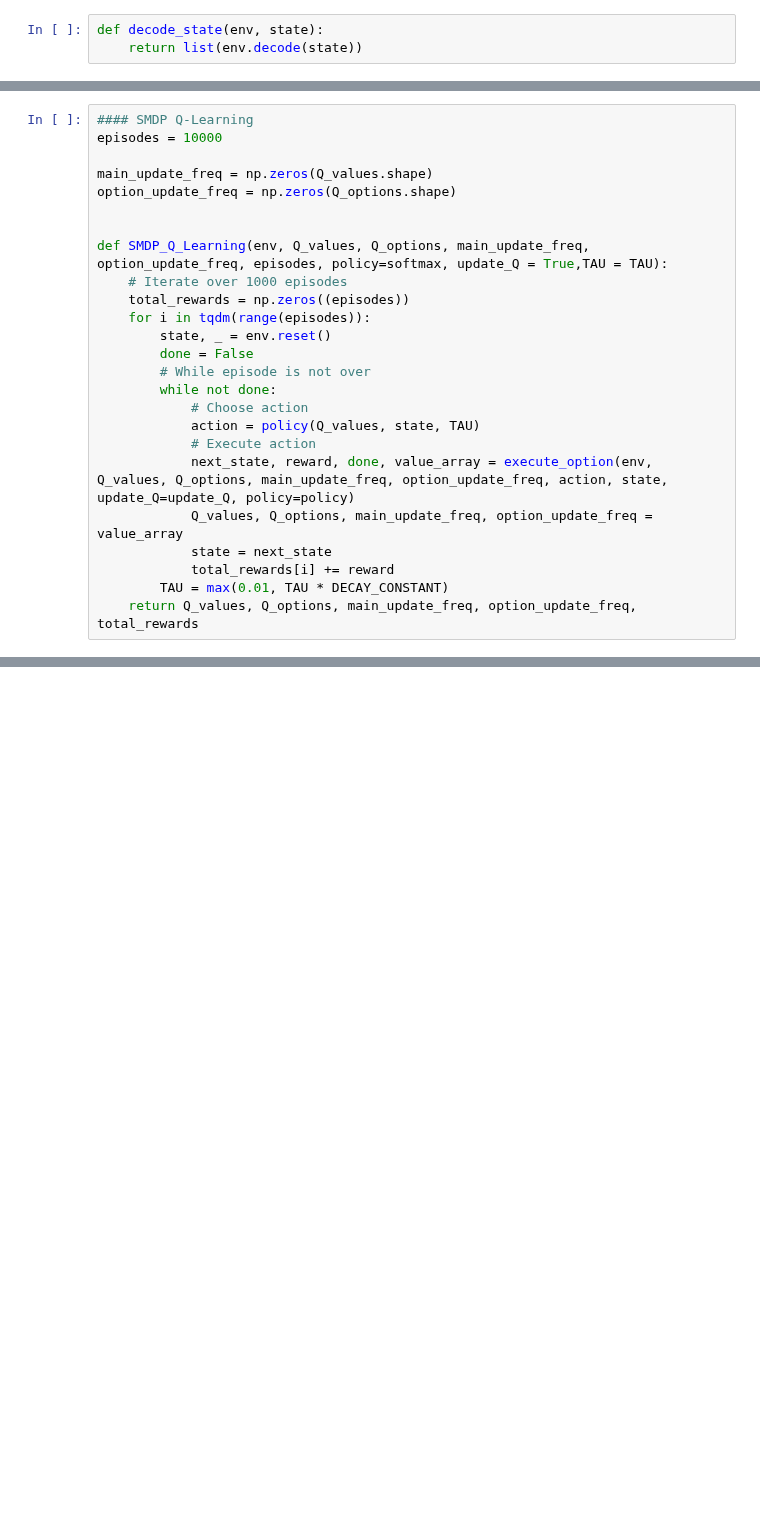
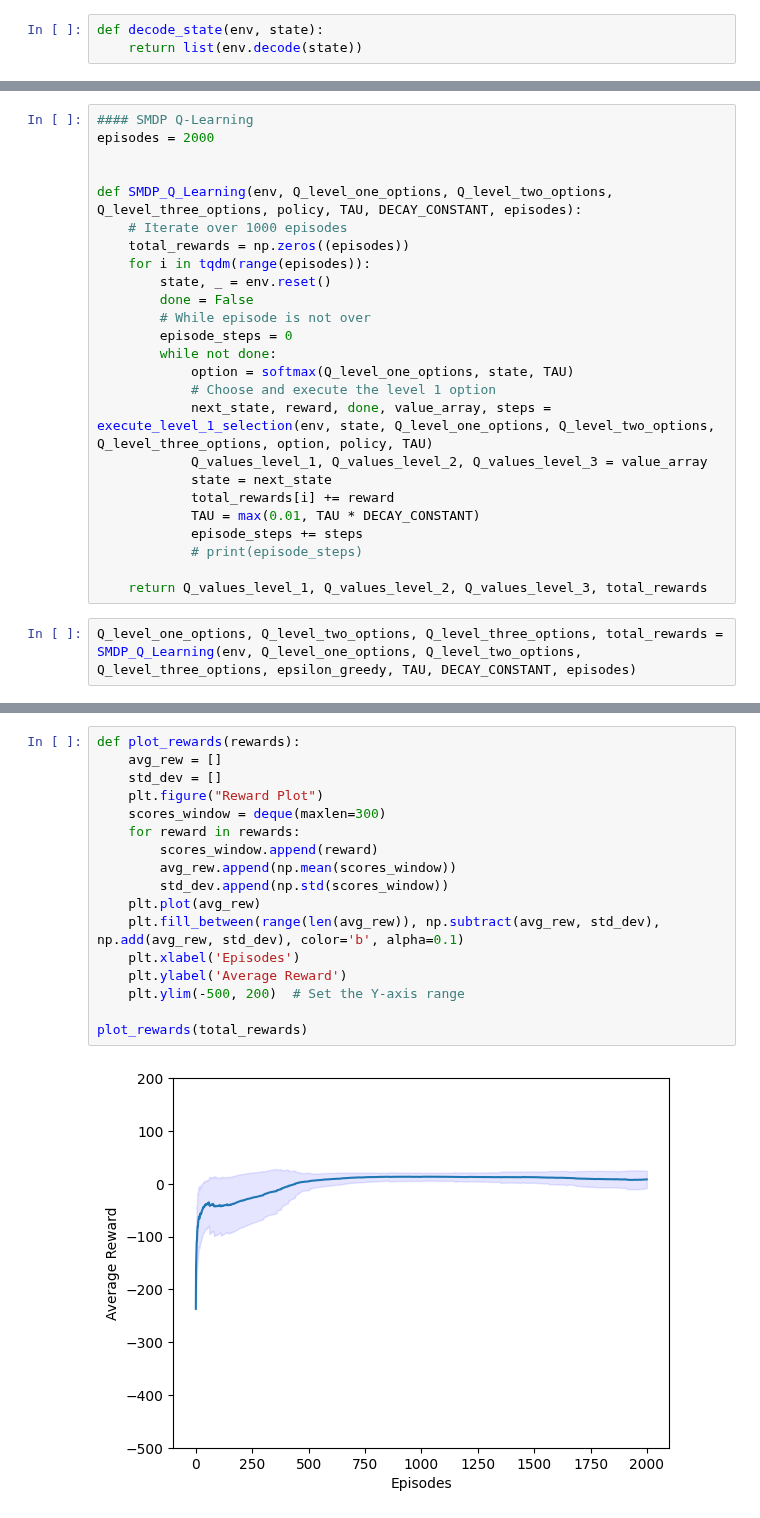
Before and after one commit to adithyaa-rg/Reinforcement_Learning_Assignment_3_Options_Framework, a Jupyter notebook: alternative_options.ipynb, the cells around one changed output, grey strips where cells are left out. Cells and saved outputs as stored; diff of their text form; blank space fills up the shorter version.

```diff
--- a/alternative_options.ipynb
+++ b/alternative_options.ipynb
@@ -103,25 +250,27 @@ def execute_option(env, Q_values, Q_options, Q_freq, option_freq, option, state,
 # %%
 #### SMDP Q-Learning
-episodes = 10000
-
-main_update_freq = np.zeros(Q_values.shape)
-option_update_freq = np.zeros(Q_options.shape)
+episodes = 2000
 
 
-def SMDP_Q_Learning(env, Q_values, Q_options, main_update_freq, option_update_freq, episodes, policy=softmax, update_Q = True,TAU = TAU):
+def SMDP_Q_Learning(env, Q_level_one_options, Q_level_two_options, Q_level_three_options, policy, TAU, DECAY_CONSTANT, episodes):
     # Iterate over 1000 episodes
     total_rewards = np.zeros((episodes))
     for i in tqdm(range(episodes)):
         state, _ = env.reset()
         done = False
         # While episode is not over
+        episode_steps = 0
         while not done:
-            # Choose action
-            action = policy(Q_values, state, TAU)
-            # Execute action
-            next_state, reward, done, value_array = execute_option(env, Q_values, Q_options, main_update_freq, option_update_freq, action, state, update_Q=update_Q, policy=policy)
-            Q_values, Q_options, main_update_freq, option_update_freq = value_array
+            option = softmax(Q_level_one_options, state, TAU)
+            # Choose and execute the level 1 option
+            next_state, reward, done, value_array, steps = execute_level_1_selection(env, state, Q_level_one_options, Q_level_two_options, Q_level_three_options, option, policy, TAU)
+            Q_values_level_1, Q_values_level_2, Q_values_level_3 = value_array
             state = next_state
             total_rewards[i] += reward
-        TAU = max(0.01, TAU * DECAY_CONSTANT)
-    return Q_values, Q_options, main_update_freq, option_update_freq, total_rewards
+            TAU = max(0.01, TAU * DECAY_CONSTANT)
+            episode_steps += steps
+            # print(episode_steps)
+
+    return Q_values_level_1, Q_values_level_2, Q_values_level_3, total_rewards
+# %%
+Q_level_one_options, Q_level_two_options, Q_level_three_options, total_rewards = SMDP_Q_Learning(env, Q_level_one_options, Q_level_two_options, Q_level_three_options, epsilon_greedy, TAU, DECAY_CONSTANT, episodes)
@@ -127,0 +279,19 @@ def SMDP_Q_Learning(env, Q_values, Q_options, main_update_freq, option_update_fr
+# %%
+def plot_rewards(rewards):
+    avg_rew = []
+    std_dev = []
+    plt.figure("Reward Plot")
+    scores_window = deque(maxlen=300)
+    for reward in rewards:
+        scores_window.append(reward)
+        avg_rew.append(np.mean(scores_window))
+        std_dev.append(np.std(scores_window))
+    plt.plot(avg_rew)
+    plt.fill_between(range(len(avg_rew)), np.subtract(avg_rew, std_dev), np.add(avg_rew, std_dev), color='b', alpha=0.1)
+    plt.xlabel('Episodes')
+    plt.ylabel('Average Reward')
+    plt.ylim(-500, 200)  # Set the Y-axis range
+
+plot_rewards(total_rewards)
+# %% [output]
+[figure, added]
```
Also changed, not shown: parts of 7 cells of this notebook.
